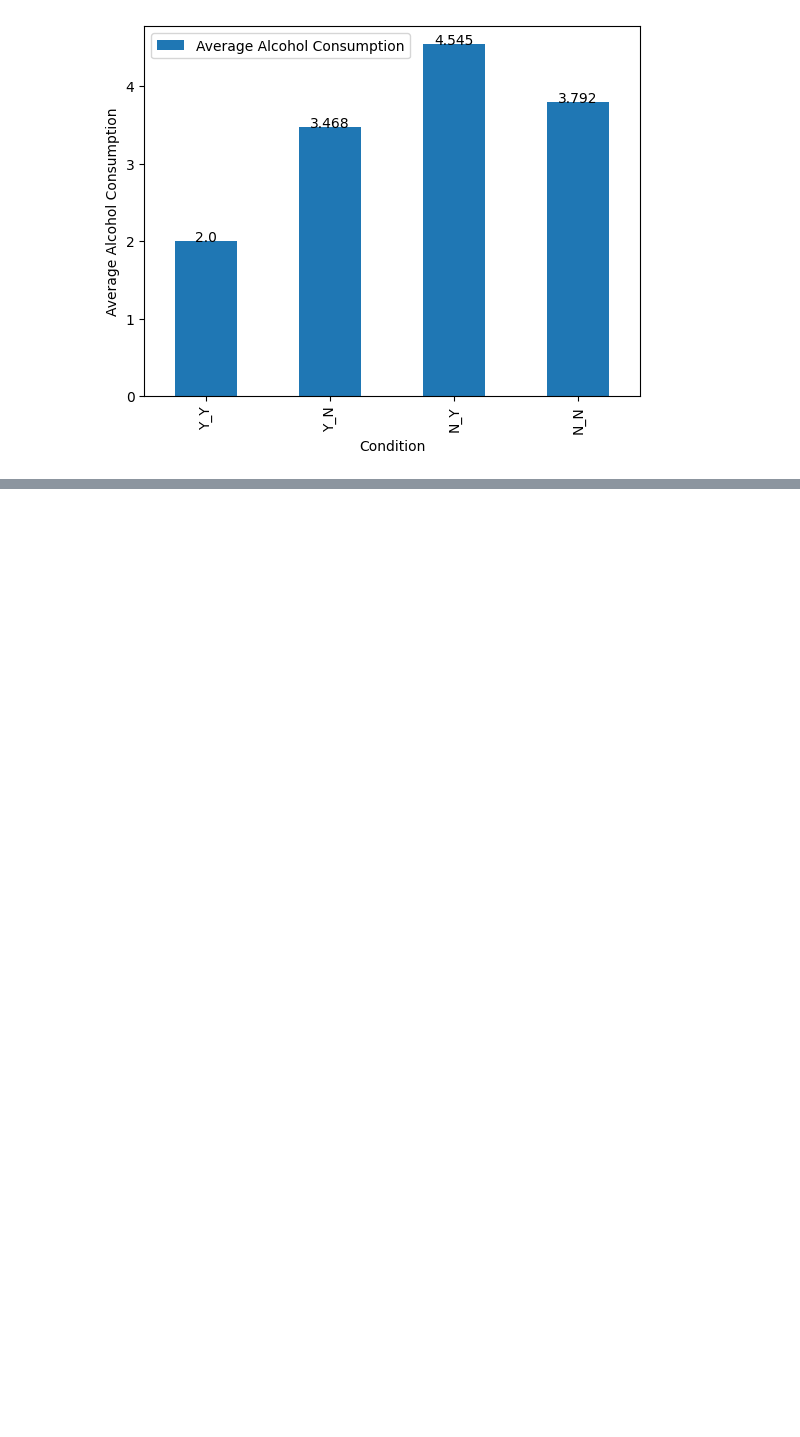
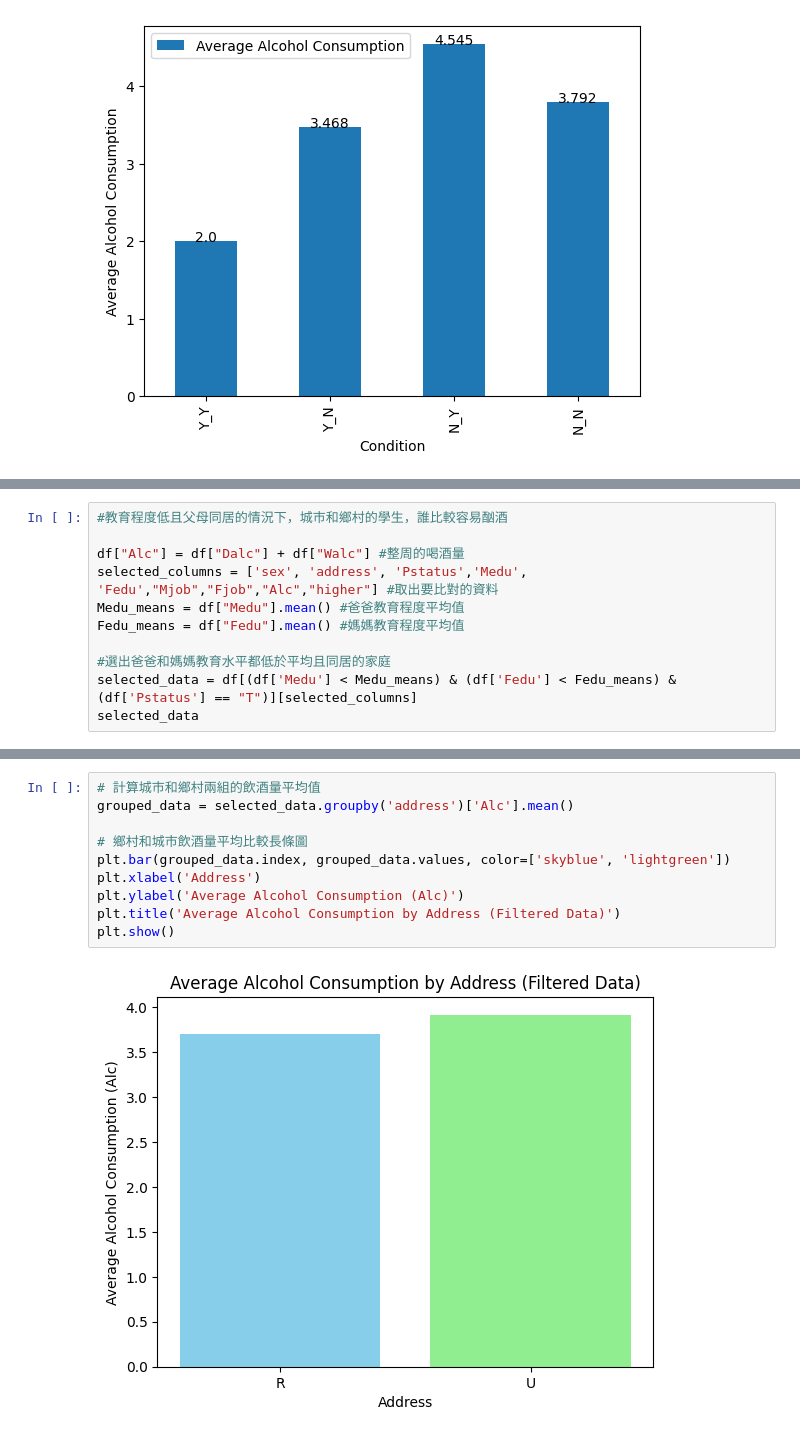
Before and after one commit to guozhuyin/112NetworkLearningTechnology, a Jupyter notebook: EducationalDataMiningUsingPython/MidtermProject231101.ipynb, the cells around one changed output, grey strips where cells are left out. Saved outputs shown, nothing was run; the diff lists cells and outputs as text; blank space fills up the shorter version.

```diff
--- a/EducationalDataMiningUsingPython/MidtermProject231101.ipynb
+++ b/EducationalDataMiningUsingPython/MidtermProject231101.ipynb
@@ -307,0 +366,11 @@ plt.show()
+# %%
+#教育程度低且父母同居的情況下，城市和鄉村的學生，誰比較容易酗酒
+
+df["Alc"] = df["Dalc"] + df["Walc"] #整周的喝酒量
+selected_columns = ['sex', 'address', 'Pstatus','Medu', 'Fedu',"Mjob","Fjob","Alc","higher"] #取出要比對的資料
+Medu_means = df["Medu"].mean() #爸爸教育程度平均值
+Fedu_means = df["Fedu"].mean() #媽媽教育程度平均值
+
+#選出爸爸和媽媽教育水平都低於平均且同居的家庭
+selected_data = df[(df['Medu'] < Medu_means) & (df['Fedu'] < Fedu_means) & (df['Pstatus'] == "T")][selected_columns]
+selected_data
@@ -307,0 +391,12 @@ plt.show()
+# %%
+# 計算城市和鄉村兩組的飲酒量平均值
+grouped_data = selected_data.groupby('address')['Alc'].mean()
+
+# 鄉村和城市飲酒量平均比較長條圖
+plt.bar(grouped_data.index, grouped_data.values, color=['skyblue', 'lightgreen'])
+plt.xlabel('Address')
+plt.ylabel('Average Alcohol Consumption (Alc)')
+plt.title('Average Alcohol Consumption by Address (Filtered Data)')
+plt.show()
+# %% [output]
+[figure, added]
```
Also changed, not shown: parts of 18 cells of this notebook.
